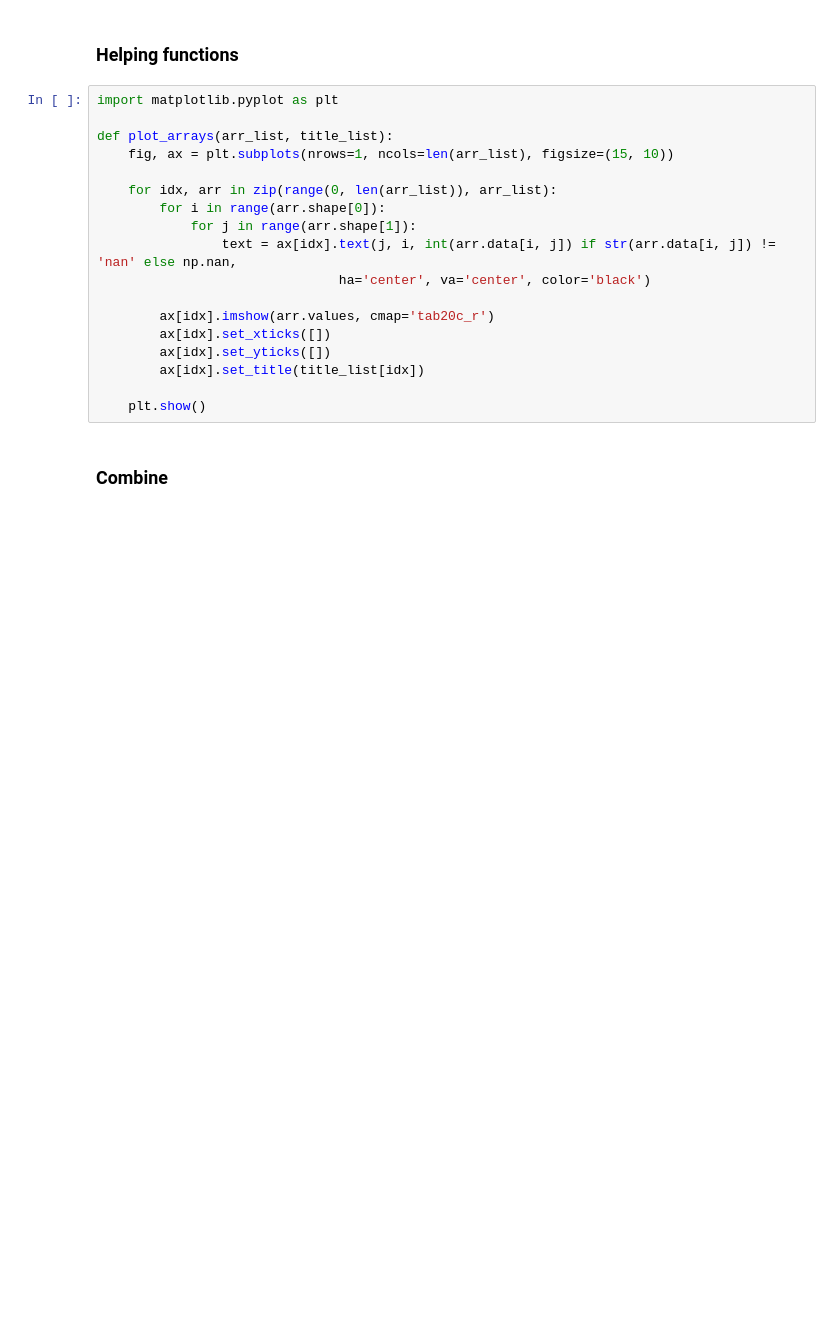
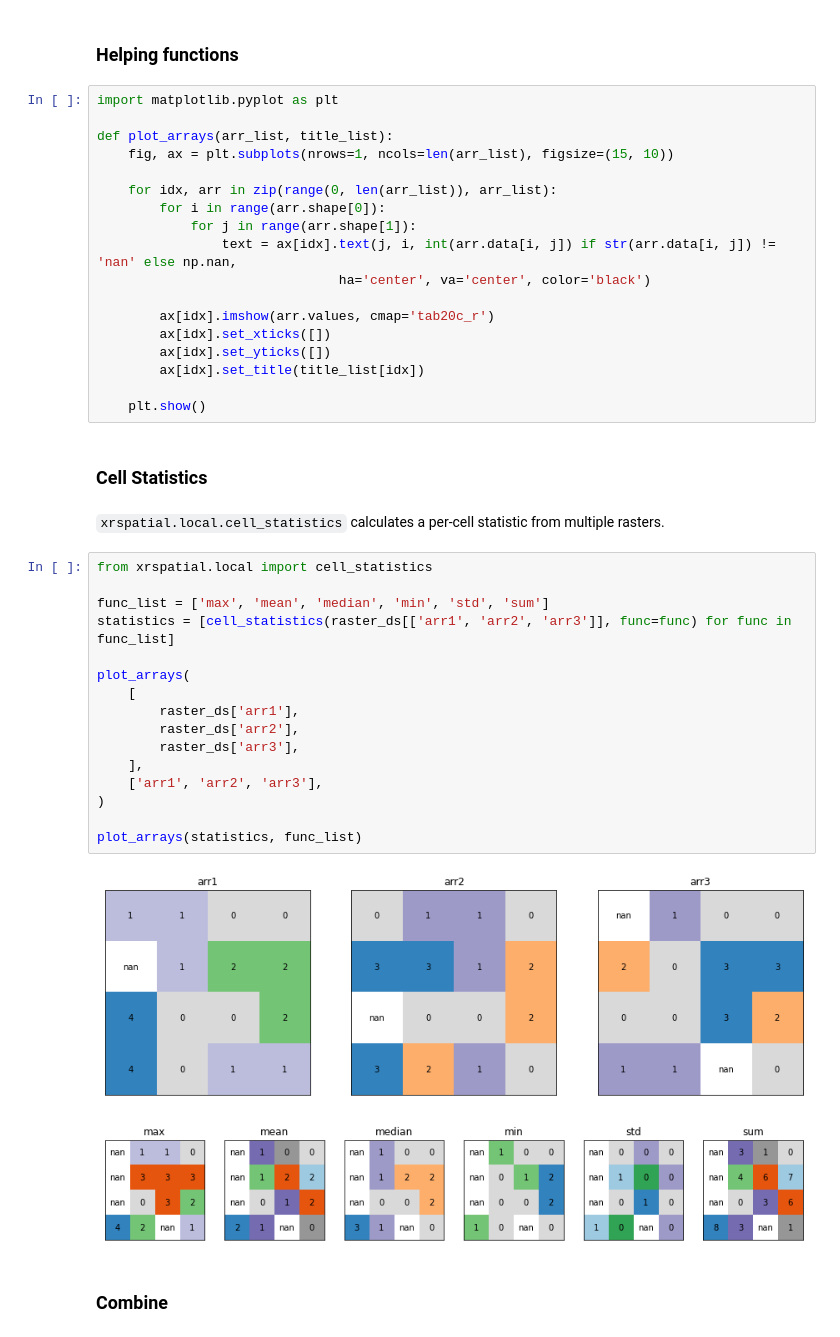
Before and after one commit to makepath/xarray-spatial, a Jupyter notebook: examples/local-tools.ipynb, the cells around one changed output. Cells and saved outputs as stored; diff of their text form; blank space fills up the shorter version.

Commit message:
add cell_statistics function

```diff
--- a/examples/local-tools.ipynb
+++ b/examples/local-tools.ipynb
@@ -42,6 +42,29 @@ def plot_arrays(arr_list, title_list):
         ax[idx].set_title(title_list[idx])
 
     plt.show()
+# %% [markdown]
+### Cell Statistics
+# %% [markdown]
+`xrspatial.local.cell_statistics` calculates a per-cell statistic from multiple rasters.
+# %%
+from xrspatial.local import cell_statistics
+
+func_list = ['max', 'mean', 'median', 'min', 'std', 'sum']
+statistics = [cell_statistics(raster_ds[['arr1', 'arr2', 'arr3']], func=func) for func in func_list]
+
+plot_arrays(
+    [
+        raster_ds['arr1'],
+        raster_ds['arr2'],
+        raster_ds['arr3'],
+    ],
+    ['arr1', 'arr2', 'arr3'],
+)
+
+plot_arrays(statistics, func_list)
+# %% [output]
+[figure, added]
+[figure, added]
 # %% [markdown]
 ### Combine
 # %% [markdown]
```
Also changed, not shown: 2 other files.
